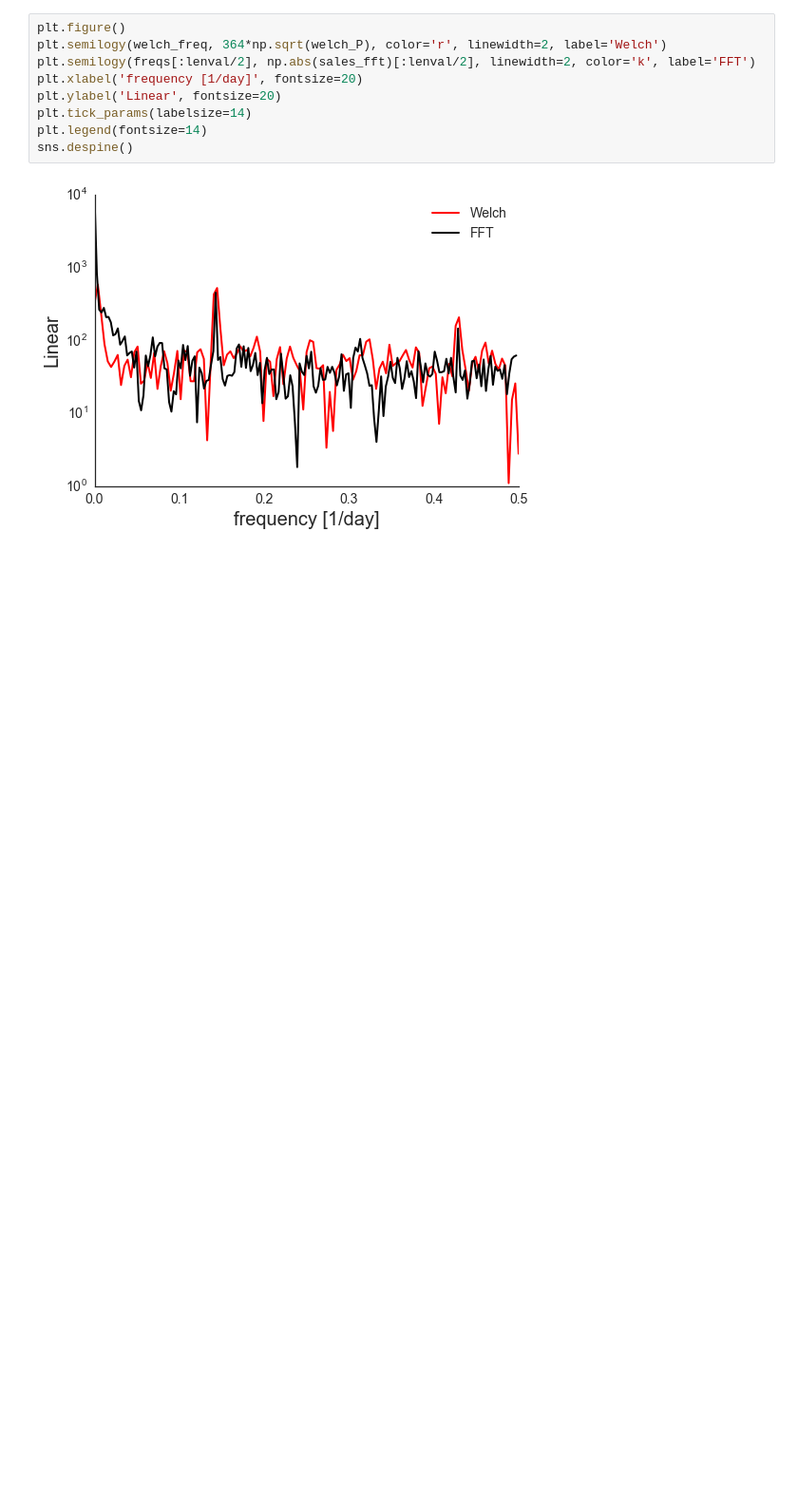
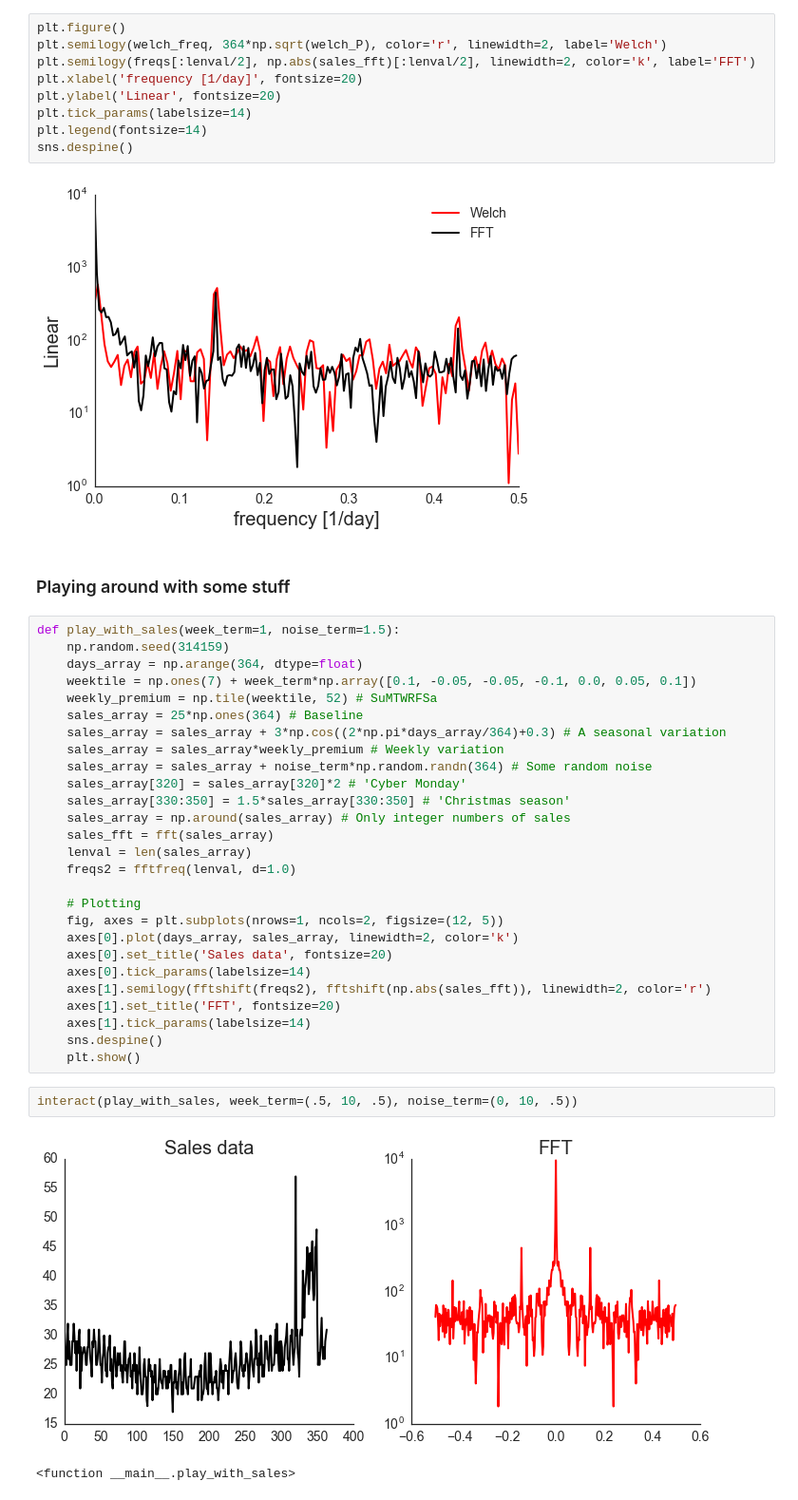
Before and after one commit to anzelpwj/Stats-week, a Jupyter notebook: Fourier.ipynb, the cells around one changed output. Shown at 95% size. Saved outputs shown, nothing was run; the diff lists cells and outputs as text; blank space fills up the shorter version.

Commit message:
Adding some more interactivity

```diff
--- a/Fourier.ipynb
+++ b/Fourier.ipynb
@@ -408,3 +408,37 @@ plt.legend(fontsize=14)
 sns.despine()
 # %% [output]
 [figure]
+# %% [markdown]
+### Playing around with some stuff
+# %%
+def play_with_sales(week_term=1, noise_term=1.5):
+    np.random.seed(314159)
+    days_array = np.arange(364, dtype=float)
+    weektile = np.ones(7) + week_term*np.array([0.1, -0.05, -0.05, -0.1, 0.0, 0.05, 0.1])
+    weekly_premium = np.tile(weektile, 52) # SuMTWRFSa
+    sales_array = 25*np.ones(364) # Baseline
+    sales_array = sales_array + 3*np.cos((2*np.pi*days_array/364)+0.3) # A seasonal variation
+    sales_array = sales_array*weekly_premium # Weekly variation
+    sales_array = sales_array + noise_term*np.random.randn(364) # Some random noise
+    sales_array[320] = sales_array[320]*2 # 'Cyber Monday'
+    sales_array[330:350] = 1.5*sales_array[330:350] # 'Christmas season'
+    sales_array = np.around(sales_array) # Only integer numbers of sales
+    sales_fft = fft(sales_array)
+    lenval = len(sales_array)
+    freqs2 = fftfreq(lenval, d=1.0)
+
+    # Plotting
+    fig, axes = plt.subplots(nrows=1, ncols=2, figsize=(12, 5))
+    axes[0].plot(days_array, sales_array, linewidth=2, color='k')
+    axes[0].set_title('Sales data', fontsize=20)
+    axes[0].tick_params(labelsize=14)
+    axes[1].semilogy(fftshift(freqs2), fftshift(np.abs(sales_fft)), linewidth=2, color='r')
+    axes[1].set_title('FFT', fontsize=20)
+    axes[1].tick_params(labelsize=14)
+    sns.despine()
+    plt.show()
+# %%
+interact(play_with_sales, week_term=(.5, 10, .5), noise_term=(0, 10, .5))
+# %% [output]
+[figure, added]
+<function __main__.play_with_sales>
```
Also changed, not shown: parts of 2 cells of this notebook.
